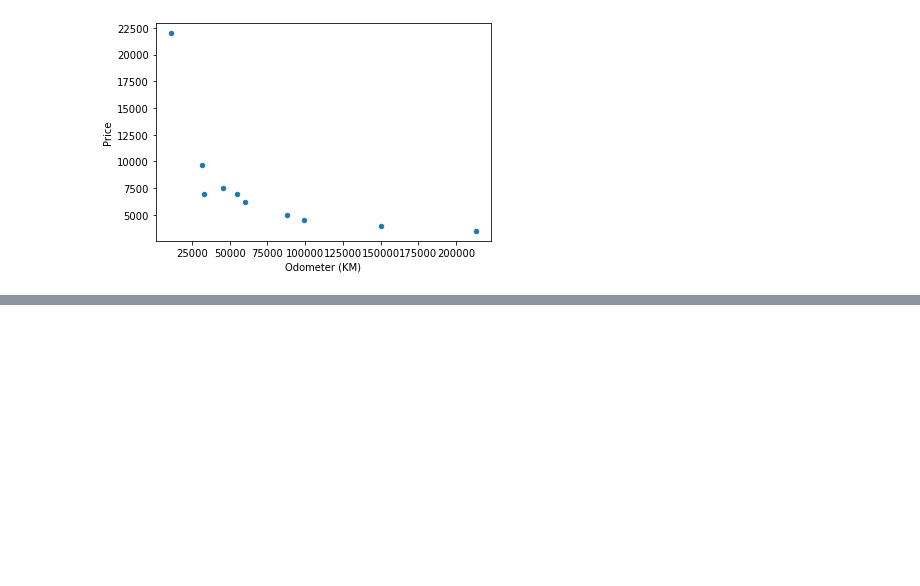
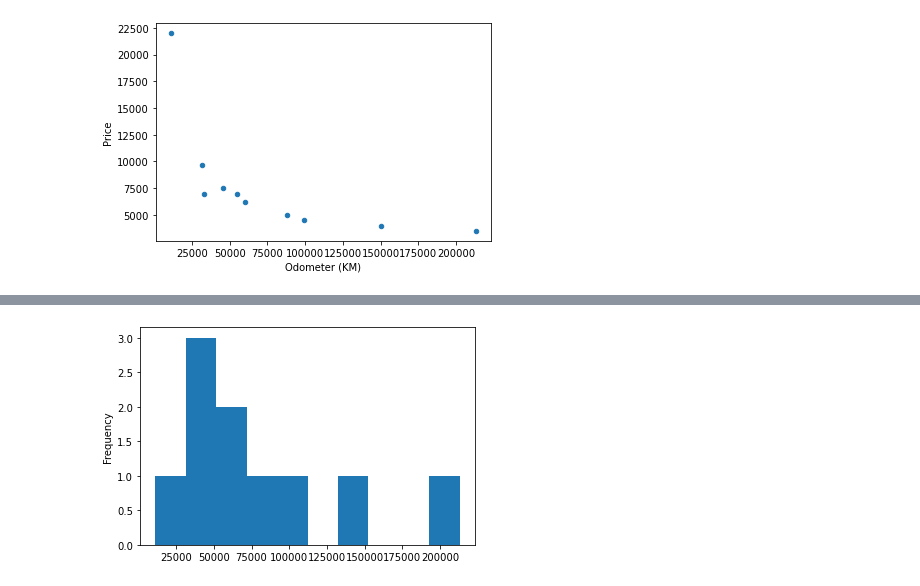
Before and after one commit to pappucode/datascience, a Jupyter notebook: matplotlib.ipynb, the cells around one changed output, grey strips where cells are left out. Drawn from its saved outputs; the diff is of its cells as text; code cells hidden in the pictures; blank space fills up the shorter version.

```diff
--- a/matplotlib.ipynb
+++ b/matplotlib.ipynb
@@ -285,0 +343,5 @@ Index(['Make', 'Colour', 'Odometer (KM)', 'Doors', 'Price', 'Sale Date',
+# %%
+# Histogram
+car_sales['Odometer (KM)'].plot.hist();
+# %% [output]
+[figure, added]
```
Also changed, not shown: parts of 39 cells of this notebook, 2 other files.
